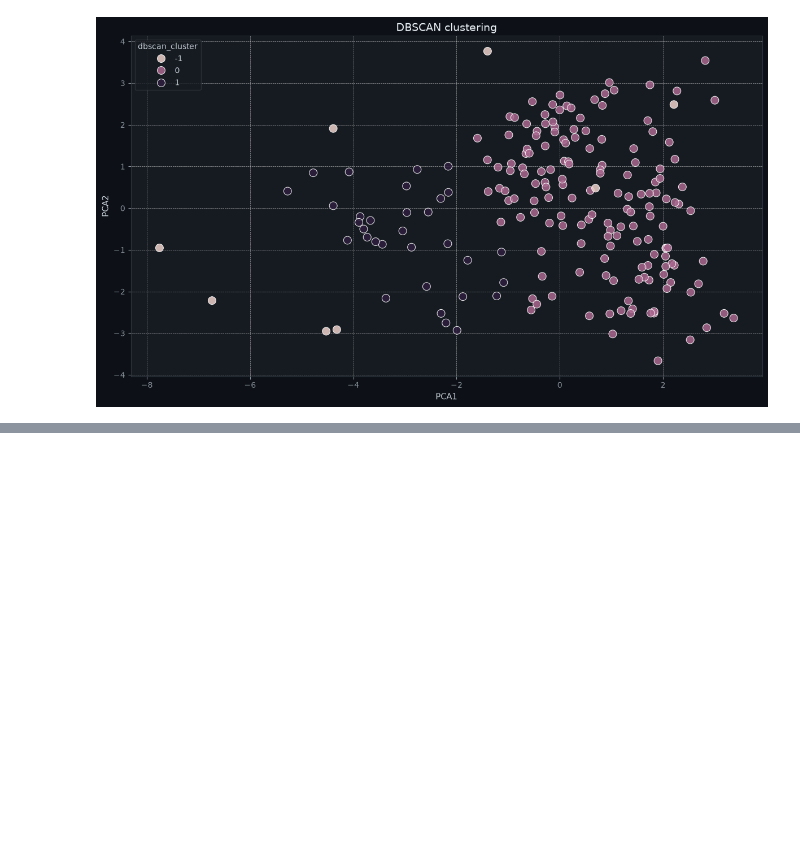
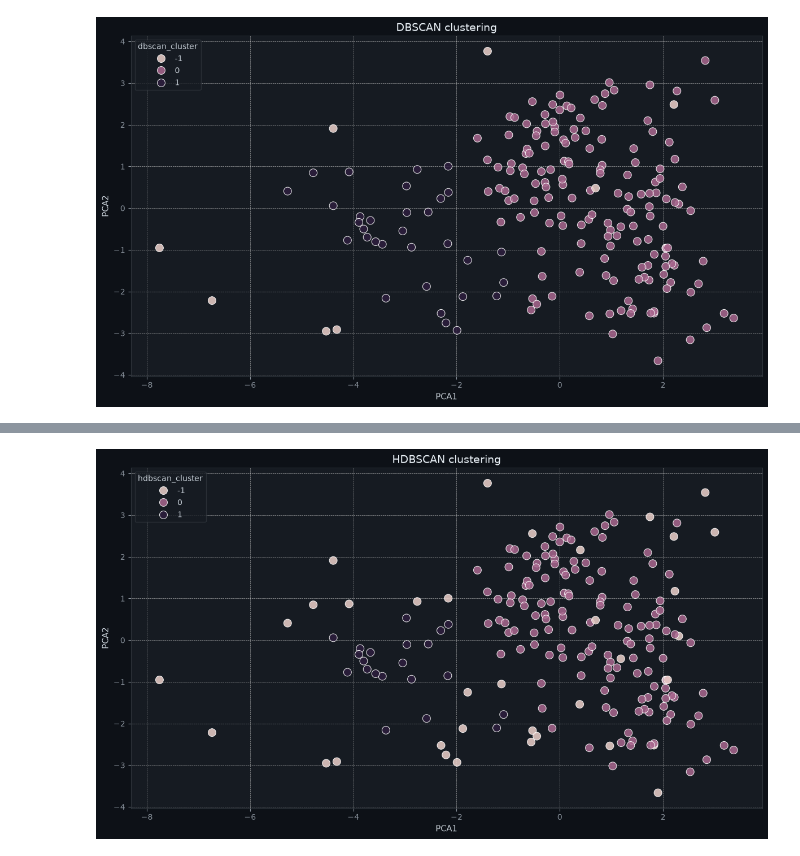
Before and after one commit to Chumus2/Wikipedia-Country-Statistics-2026-Clustering, a Jupyter notebook: ml/notebooks/MT.ipynb, the cells around one changed output, grey strips where cells are left out. Cells and saved outputs as stored; diff of their text form; code cells hidden in the pictures; blank space fills up the shorter version.

Commit message:
HDBSCAN trained

```diff
--- a/ml/notebooks/MT.ipynb
+++ b/ml/notebooks/MT.ipynb
@@ -256,0 +343,17 @@ plt.show()
+# %%
+plt.figure(figsize=(12, 7))
+sns.scatterplot(
+    data=X_pca_df,
+    x="PCA1",
+    y="PCA2",
+    hue="hdbscan_cluster",
+    s=100,
+    alpha=0.85
+)
+plt.title("HDBSCAN clustering")
+plt.xlabel("PCA1")
+plt.ylabel("PCA2")
+plt.tight_layout()
+plt.show()
+# %% [output]
+[figure, added]
```
Also changed, not shown: parts of 2 cells of this notebook.
